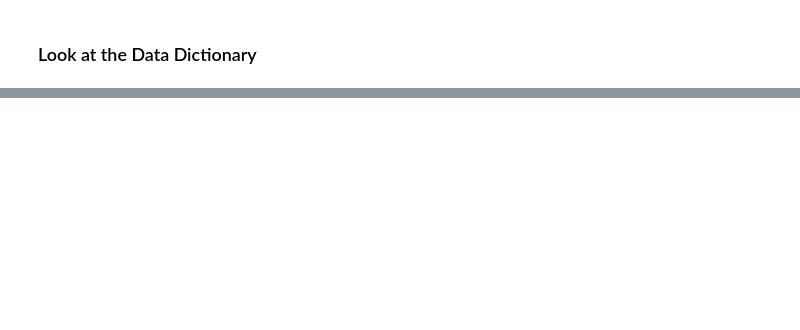
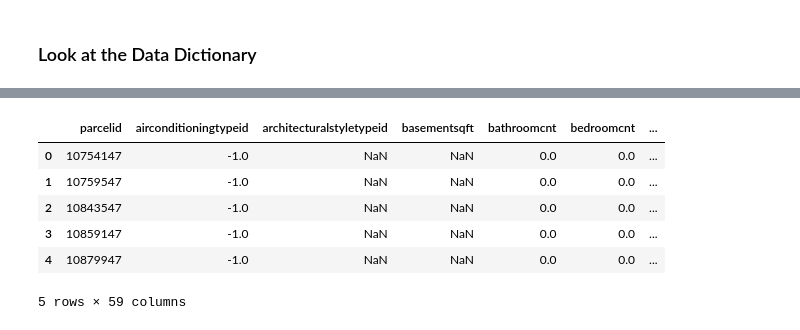
Before and after one commit to scollins83/kaggle_zillow_zestimate, a Jupyter notebook: ZC_EDA.ipynb, the cells around one changed output, grey strips where cells are left out. Cells and saved outputs as stored; diff of their text form; code cells hidden in the pictures; blank space fills up the shorter version.

```diff
--- a/ZC_EDA.ipynb
+++ b/ZC_EDA.ipynb
@@ -65,0 +176,10 @@ for i in range(dd.shape[0]):
+# %%
+properties.head()
+# %% [output]
+|  | parcelid | airconditioningtypeid | architecturalstyletypeid | basementsqft | bathroomcnt | bedroomcnt | ... |
+| 0 | 10754147 | -1.0 | NaN | NaN | 0.0 | 0.0 | ... |
+| 1 | 10759547 | -1.0 | NaN | NaN | 0.0 | 0.0 | ... |
+| 2 | 10843547 | -1.0 | NaN | NaN | 0.0 | 0.0 | ... |
+| 3 | 10859147 | -1.0 | NaN | NaN | 0.0 | 0.0 | ... |
+| 4 | 10879947 | -1.0 | NaN | NaN | 0.0 | 0.0 | ... |
+5 rows × 59 columns
```
Also changed, not shown: parts of 33 cells of this notebook.
